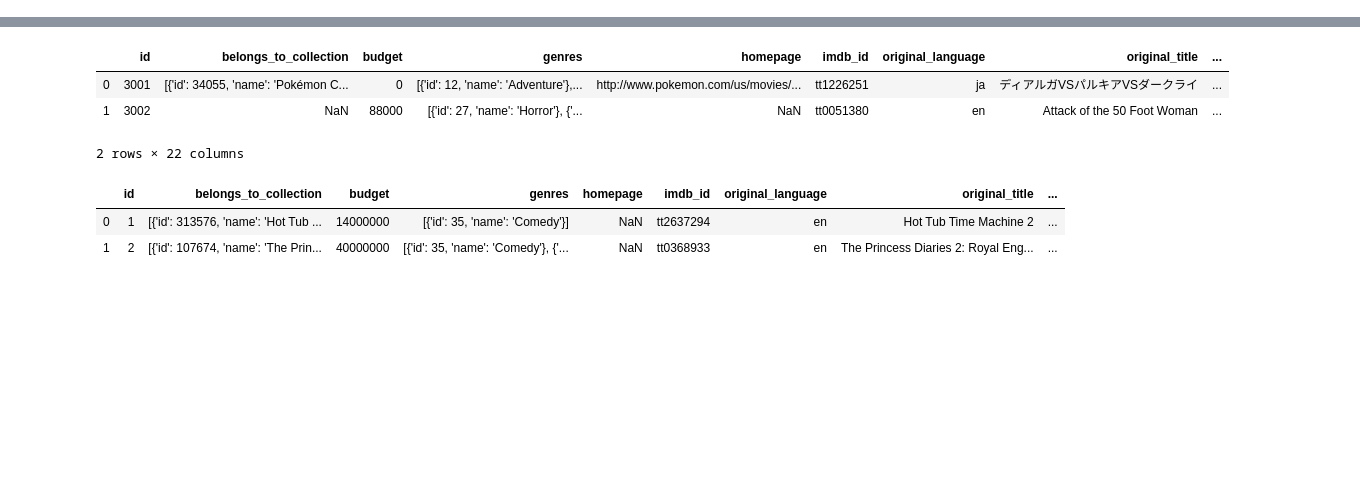
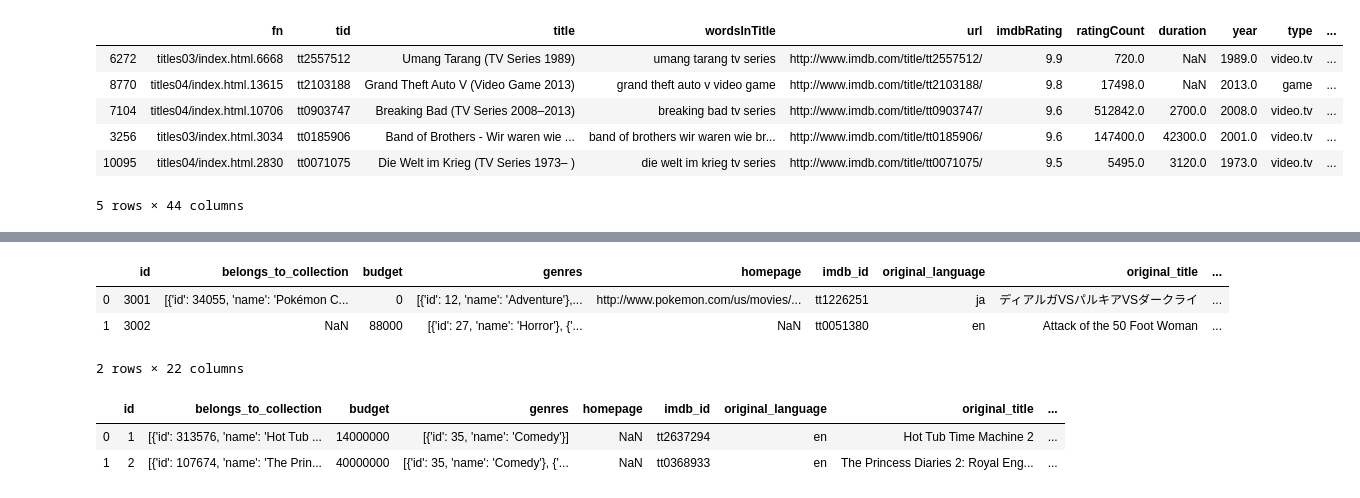
Before and after one commit to Hoda-MA/My-Projects, a Jupyter notebook: IMDB/IMDB-Supervised Learning- Regression Problems-.ipynb, the cells around one changed output, grey strips where cells are left out. Saved outputs shown, nothing was run; the diff lists cells and outputs as text; code cells hidden in the pictures; blank space fills up the shorter version.

```diff
--- a/IMDB/IMDB-Supervised Learning- Regression Problems-.ipynb
+++ b/IMDB/IMDB-Supervised Learning- Regression Problems-.ipynb
@@ -22,0 +77,10 @@ Set1=['Red', 'Yellow', 'Navy', 'pink','purple','black','Blue']
+# %%
+imdb.sort_values('imdbRating', ascending=False).head(5)
+# %% [output]
+|  | fn | tid | title | wordsInTitle | url | imdbRating | ratingCount | duration | year | type | ... |
+| 6272 | titles03/index.html.6668 | tt2557512 | Umang Tarang (TV Series 1989) | umang tarang tv series | http://www.imdb.com/title/tt2557512/ | 9.9 | 720.0 | NaN | 1989.0 | video.tv | ... |
+| 8770 | titles04/index.html.13615 | tt2103188 | Grand Theft Auto V (Video Game 2013) | grand theft auto v video game | http://www.imdb.com/title/tt2103188/ | 9.8 | 17498.0 | NaN | 2013.0 | game | ... |
+| 7104 | titles04/index.html.10706 | tt0903747 | Breaking Bad (TV Series 2008–2013) | breaking bad tv series | http://www.imdb.com/title/tt0903747/ | 9.6 | 512842.0 | 2700.0 | 2008.0 | video.tv | ... |
+| 3256 | titles03/index.html.3034 | tt0185906 | Band of Brothers - Wir waren wie ... | band of brothers wir waren wie br... | http://www.imdb.com/title/tt0185906/ | 9.6 | 147400.0 | 42300.0 | 2001.0 | video.tv | ... |
+| 10095 | titles04/index.html.2830 | tt0071075 | Die Welt im Krieg (TV Series 1973– ) | die welt im krieg tv series | http://www.imdb.com/title/tt0071075/ | 9.5 | 5495.0 | 3120.0 | 1973.0 | video.tv | ... |
+5 rows × 44 columns
```
Also changed, not shown: parts of 6 cells of this notebook, 3 other files.
